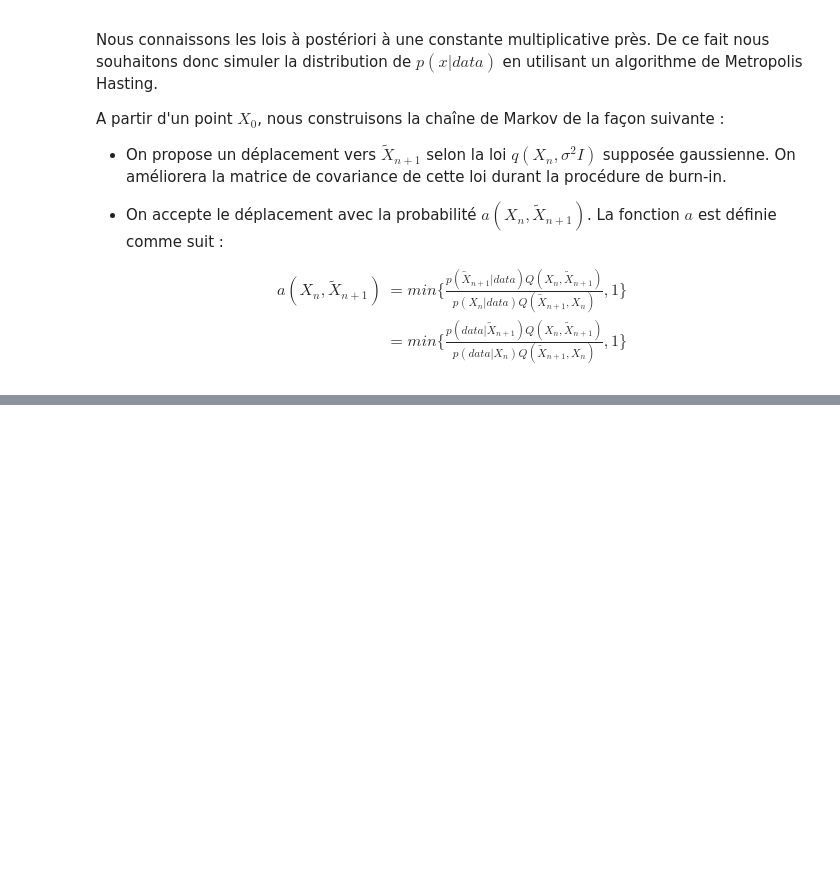
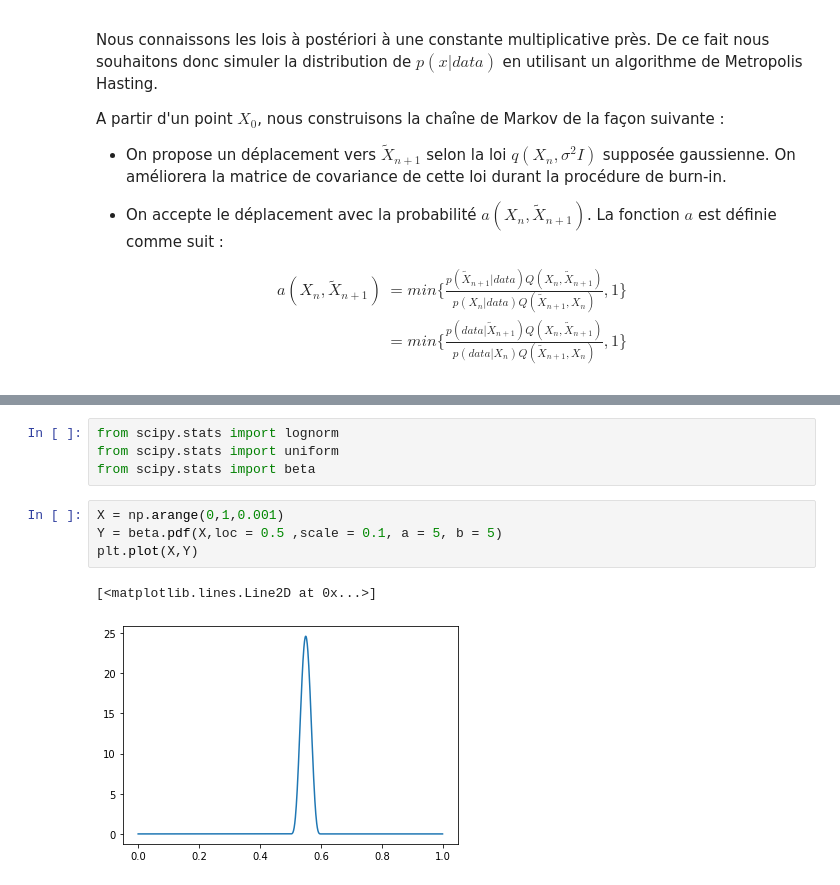
Before and after one commit to SwannChelly/MAP568, a Jupyter notebook: src/Project.ipynb, the cells around one changed output, grey strips where cells are left out. Cells and saved outputs as stored; diff of their text form; blank space fills up the shorter version.

```diff
--- a/src/Project.ipynb
+++ b/src/Project.ipynb
@@ -852,0 +913,11 @@ def Epsilon(variables,constants,contamination = contamination,big_table=big_tabl
+# %%
+from scipy.stats import lognorm
+from scipy.stats import uniform
+from scipy.stats import beta
+# %%
+X = np.arange(0,1,0.001)
+Y = beta.pdf(X,loc = 0.5 ,scale = 0.1, a = 5, b = 5)
+plt.plot(X,Y)
+# %% [output]
+[<matplotlib.lines.Line2D at 0x...>]
+[figure, added]
```
Also changed, not shown: parts of 16 cells of this notebook, 3 other files.
